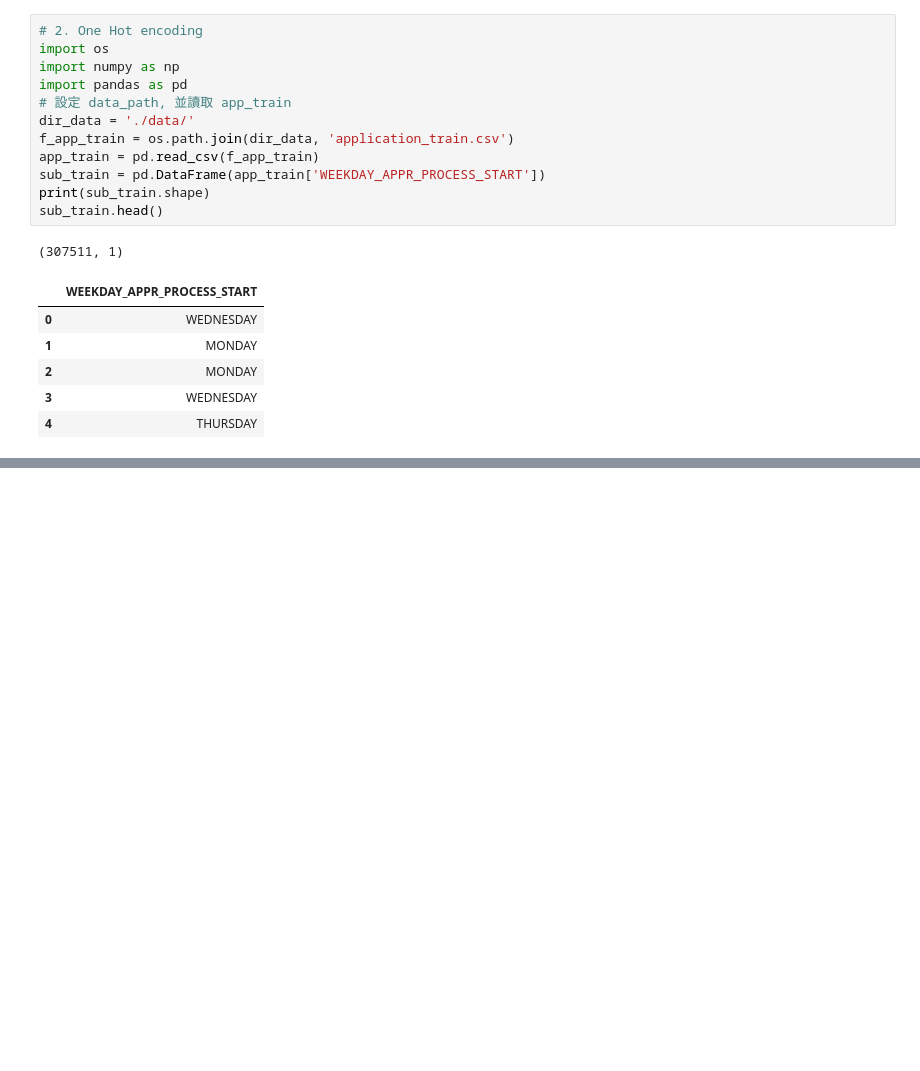
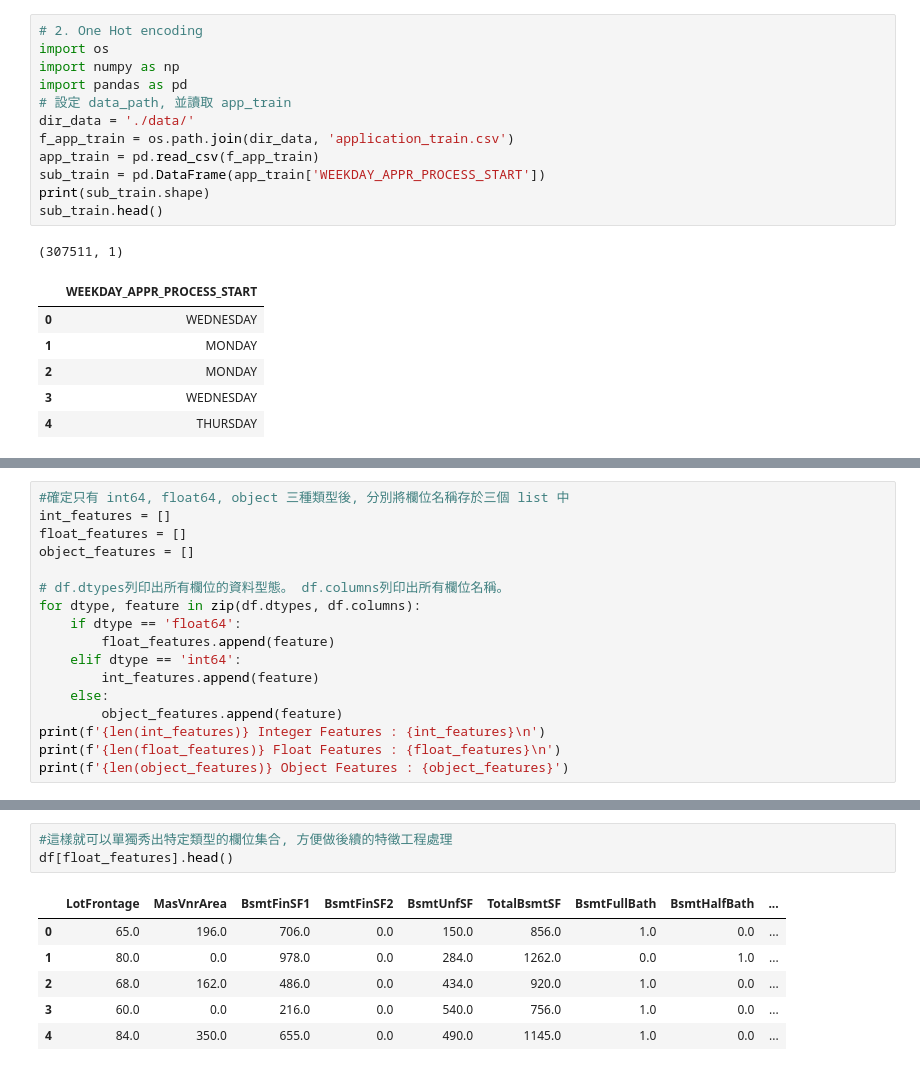
Before and after one commit to zzo30802/3rd-ML100Days, a Jupyter notebook: homework/ML_100Days_note.ipynb, the cells around one changed output, grey strips where cells are left out. Cells and saved outputs as stored; diff of their text form; blank space fills up the shorter version.

```diff
--- a/homework/ML_100Days_note.ipynb
+++ b/homework/ML_100Days_note.ipynb
@@ -316,0 +448,17 @@ sub_train.head()
+# %%
+#確定只有 int64, float64, object 三種類型後, 分別將欄位名稱存於三個 list 中
+int_features = []
+float_features = []
+object_features = []
+
+# df.dtypes列印出所有欄位的資料型態。 df.columns列印出所有欄位名稱。
+for dtype, feature in zip(df.dtypes, df.columns):
+    if dtype == 'float64':
+        float_features.append(feature)
+    elif dtype == 'int64':
+        int_features.append(feature)
+    else:
+        object_features.append(feature)
+print(f'{len(int_features)} Integer Features : {int_features}\n')
+print(f'{len(float_features)} Float Features : {float_features}\n')
+print(f'{len(object_features)} Object Features : {object_features}')
@@ -316,0 +471,10 @@ sub_train.head()
+# %%
+#這樣就可以單獨秀出特定類型的欄位集合, 方便做後續的特徵工程處理
+df[float_features].head()
+# %% [output]
+|  | LotFrontage | MasVnrArea | BsmtFinSF1 | BsmtFinSF2 | BsmtUnfSF | TotalBsmtSF | BsmtFullBath | BsmtHalfBath | ... |
+| 0 | 65.0 | 196.0 | 706.0 | 0.0 | 150.0 | 856.0 | 1.0 | 0.0 | ... |
+| 1 | 80.0 | 0.0 | 978.0 | 0.0 | 284.0 | 1262.0 | 0.0 | 1.0 | ... |
+| 2 | 68.0 | 162.0 | 486.0 | 0.0 | 434.0 | 920.0 | 1.0 | 0.0 | ... |
+| 3 | 60.0 | 0.0 | 216.0 | 0.0 | 540.0 | 756.0 | 1.0 | 0.0 | ... |
+| 4 | 84.0 | 350.0 | 655.0 | 0.0 | 490.0 | 1145.0 | 1.0 | 0.0 | ... |
```
Also changed, not shown: parts of 18 cells of this notebook.
